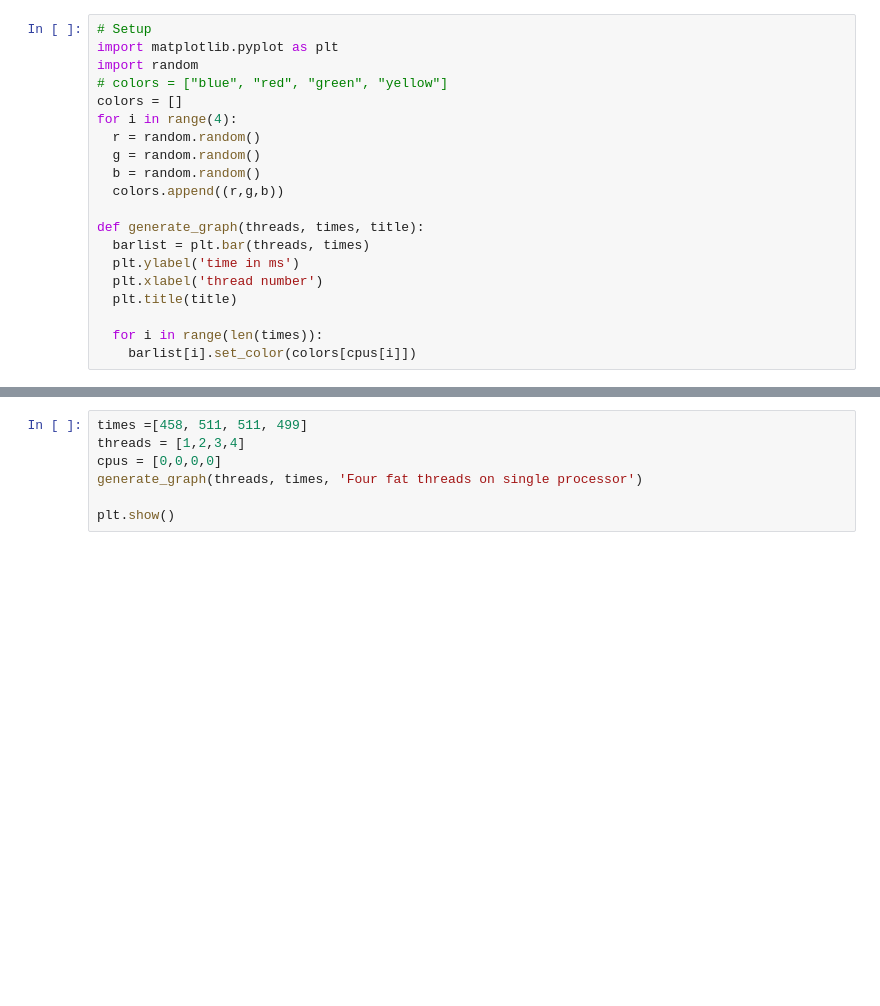
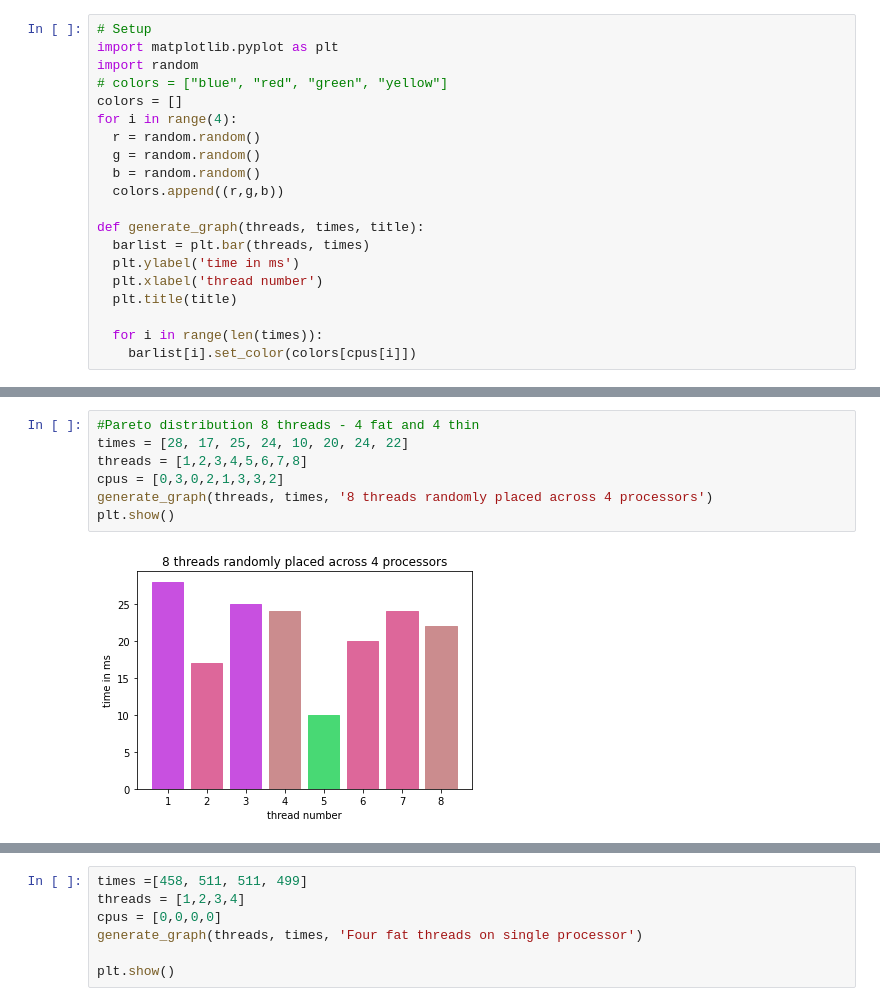
Before and after one commit to shauryapatel1995/random-threading, a Jupyter notebook: fatvsthin.ipynb, the cells around one changed output, grey strips where cells are left out. Drawn from its saved outputs; the diff is of its cells as text; blank space fills up the shorter version.

```diff
--- a/fatvsthin.ipynb
+++ b/fatvsthin.ipynb
@@ -45,0 +69,9 @@ def generate_graph(threads, times, title):
+# %%
+#Pareto distribution 8 threads - 4 fat and 4 thin
+times = [28, 17, 25, 24, 10, 20, 24, 22]
+threads = [1,2,3,4,5,6,7,8]
+cpus = [0,3,0,2,1,3,3,2]
+generate_graph(threads, times, '8 threads randomly placed across 4 processors')
+plt.show()
+# %% [output]
+[figure, added]
```
Also changed, not shown: parts of 5 cells of this notebook.
